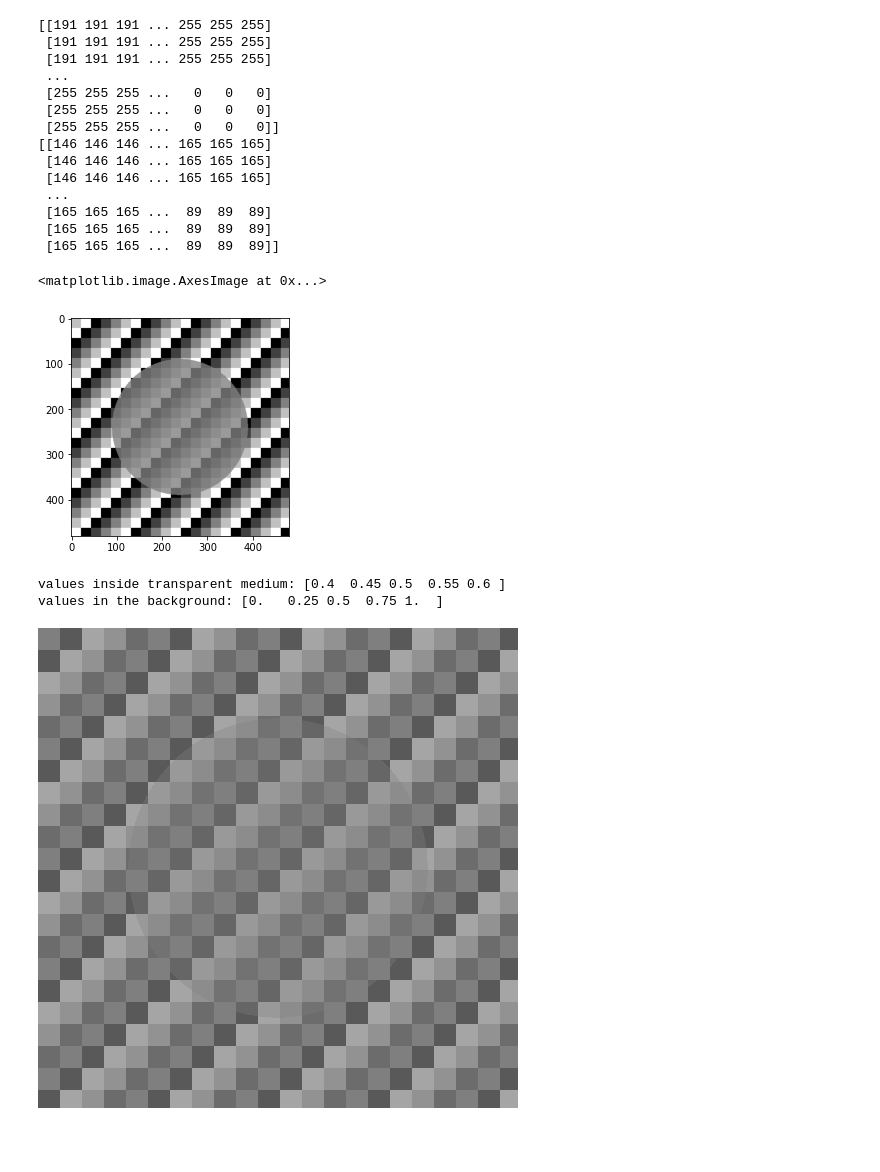
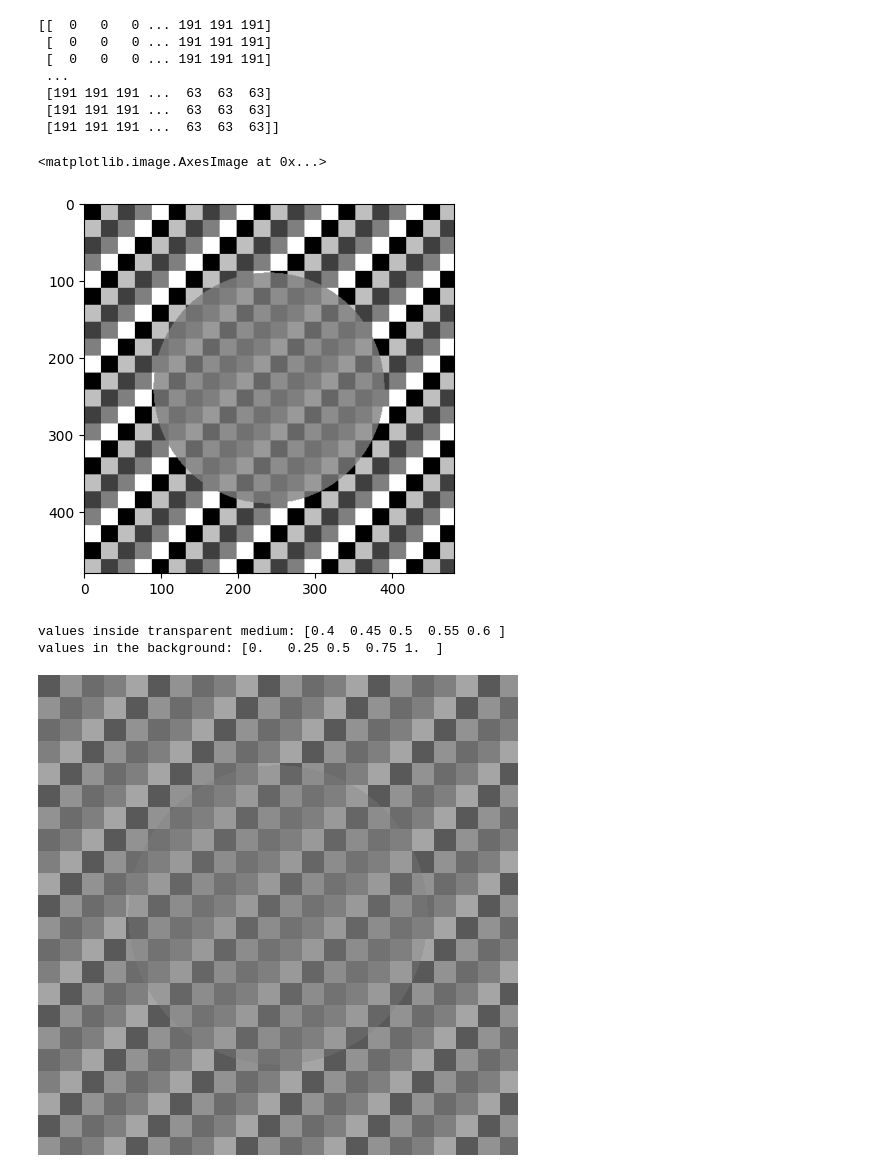
Before and after one commit to irisozkaya/Bachelor-Thesis, a Jupyter notebook: BA_second_version.ipynb, the cells around one changed output. Cells and saved outputs as stored; diff of their text form; code cells hidden in the pictures; blank space fills up the shorter version.

```diff
--- a/BA_second_version.ipynb
+++ b/BA_second_version.ipynb
@@ -44,11 +44,12 @@ block_width = image_width // n
 # %%
-bg_luminance_values = [0.000001, 0.25, 0.5, 0.75, 1.0], [0.2, 0.35, 0.5, 0.65, 0.8], [0.35, 0.425, 0.5, 0.575, 0.65] #[0.05, 0.275, 0.5, 0.725, 0.95] , [0.1, 0.3, 0.5, 0.7, 0.9], [0.15, 0.325, 0.5, 0.675, 0.85], [0.2, 0.35, 0.5, 0.65, 0.8], [0.25, 0.375, 0.5, 0.625, 0.75], \[0.3, 0.4, 0.5, 0.6, 0.7], [0.35, 0.425, 0.5, 0.575, 0.65], [0.4, 0.45, 0.5, 0.55, 0.6], [0.45,0.475,0.5,0.525,0.55]
+# luminance values are in randomm order, they are not ordered in an ascending or descending order
+bg_luminance_values = [0.000001, 0.75, 0.25, 0.5, 1.0], [0.2, 0.65, 0.35, 0.5, 0.8], [0.35, 0.575, 0.425, 0.5, 0.65] #[0.05, 0.275, 0.5, 0.725, 0.95] , [0.1, 0.3, 0.5, 0.7, 0.9], [0.15, 0.325, 0.5, 0.675, 0.85], [0.2, 0.35, 0.5, 0.65, 0.8], [0.25, 0.375, 0.5, 0.625, 0.75], \[0.3, 0.4, 0.5, 0.6, 0.7], [0.35, 0.425, 0.5, 0.575, 0.65], [0.4, 0.45, 0.5, 0.55, 0.6], [0.45,0.475,0.5,0.525,0.55]
 tau_value = 0.5   # 0.0, 0.2, 0.5, 1.0
 alpha_value = 0.2  # 0.1, 0.2, 0.5
 
 
 
-bg_luminance_values = shuffle(bg_luminance_values[0], bg_luminance_values[1], bg_luminance_values[2])
+
 images = []
 
 for luminance in bg_luminance_values:
@@ -61,7 +62,6 @@ for luminance in bg_luminance_values:
 
     # here we ask the factory to give us different background contrasts with constant alpha and tau values.
     im = f.get_image(tau_value, alpha_value, bg_luminance=None)
-    # print("bg_luminances:",luminance, "tau:",tau_value, "alpha:",alpha_value)
     plt.figure()
     plt.imshow(im, cmap='gray', vmin=0, vmax=1)
     # print('array size', im.shape)
@@ -69,6 +69,7 @@ for luminance in bg_luminance_values:
     # we need to convert array to PIL and use PIL library to save. MATPLOTLIB is not reliable when saving images
     # as it can add unwanted borders
     im = Image.fromarray(im*255).convert('L')
+    # created images are added to images list
     images.append(im)
     print(luminance)
     #im.save('im_{}.png'.format(luminance))
@@ -101,38 +102,22 @@ array([0., 1.])
 # %%
 # open an image with a transparency
-# im = Image.open('im_[1e-06, 0.5, 0.25, 1.0, 0.75].png').convert('L')
 
-#for luminance in bg_luminance_values:
-#im = Image.open(f"im_{bg_luminance_values[0]}.png")
-#im1= Image.open(f"im_{bg_luminance_values[2]}.png")
 im = images[0]
-im1 = images[2]
 
 # convert to numpy array
 im = np.array(im)
-im1 = np.array(im1)
 print(im)
-print(im1)
 plt.imshow(im, cmap='gray')
-
-plt.imshow(im1, cmap='gray')
 # %% [output]
-[[191 191 191 ... 255 255 255]
- [191 191 191 ... 255 255 255]
- [191 191 191 ... 255 255 255]
+[[  0   0   0 ... 191 191 191]
+ [  0   0   0 ... 191 191 191]
+ [  0   0   0 ... 191 191 191]
  ...
- [255 255 255 ...   0   0   0]
- [255 255 255 ...   0   0   0]
- [255 255 255 ...   0   0   0]]
-[[146 146 146 ... 165 165 165]
- [146 146 146 ... 165 165 165]
- [146 146 146 ... 165 165 165]
- ...
- [165 165 165 ...  89  89  89]
- [165 165 165 ...  89  89  89]
- [165 165 165 ...  89  89  89]]
+ [191 191 191 ...  63  63  63]
+ [191 191 191 ...  63  63  63]
+ [191 191 191 ...  63  63  63]]
 <matplotlib.image.AxesImage at 0x...>
-[figure, old version]
+[figure, new version]
 # %%
 # now we apply the mask to the numpy array
 center = im[mask==1.0]
@@ -155,28 +140,12 @@ values in the background: [0.   0.25 0.5  0.75 1.  ]
 # is cut out and pasted on variegated checkerboards with different background contrasts.
 
 # for luminance in bg_luminance_values:
-# print(bg_luminance_values[0])
-# print(bg_luminance_values[2])
 
-#tm = Image.open(f"im_{bg_luminance_values[2]}.png") # image that the transparent medium is taken
-#bg = Image.open(f"im_{bg_luminance_values[0]}.png") # image that the tm is pasted on
-
-tm = images[0] # from where you take the middle part
-bg = images[2] # where to put it
-
-# print(np.asarray(im2))
-##im5 = Image.composite(tm, bg, mask_im)
-#plt.imshow(im5, cmap='gray')
+tm = images[0] # image which transparent medium is taken from
+bg = images[2] # image to put it
 
 back_im = bg.copy()
 back_im.paste(tm, (0, 0), mask_im) # replaced
 back_im
-#plt.imshow(np.array(back_im), cmap='gray',vmin = 0, vmax = 1.0)
-#back_im.save('masked.jpg', quality=95)
-
-# print(np.asarray(im))
-# print(np.asarray(mask))
-# print(np.asarray(mask_invert))
-# plt.imshow(back_im, cmap='gray')
 # %% [output]
-[figure, old version]
+[figure, new version]
```
Also changed, not shown: parts of 7 cells of this notebook.
